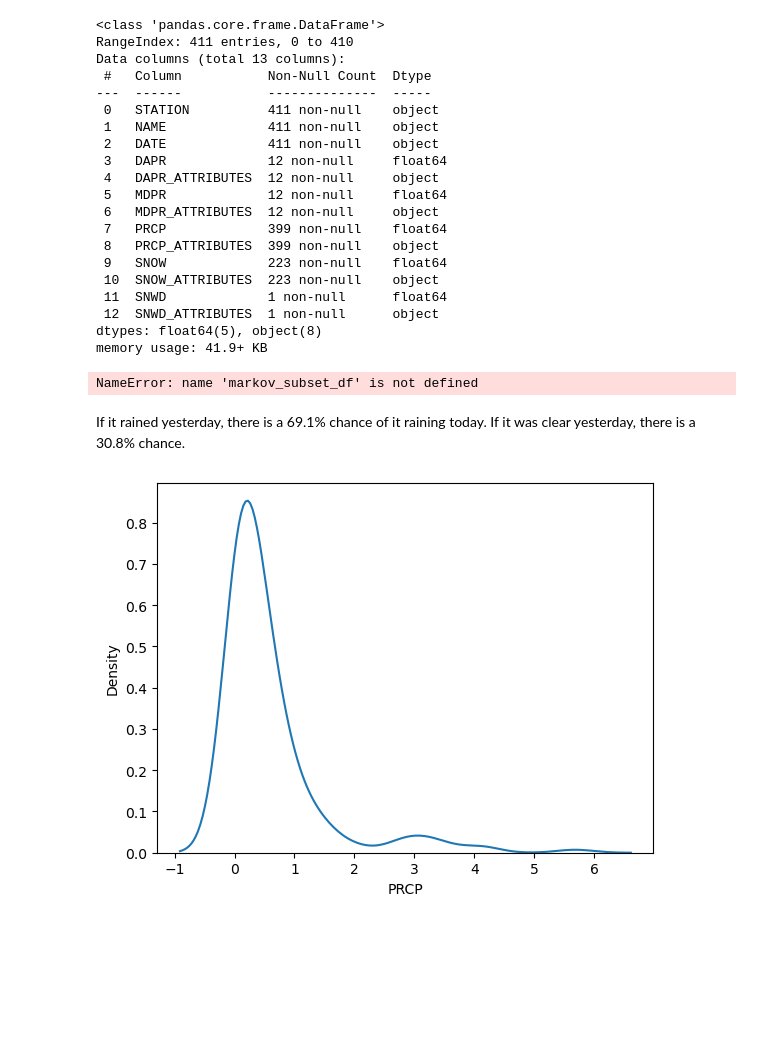
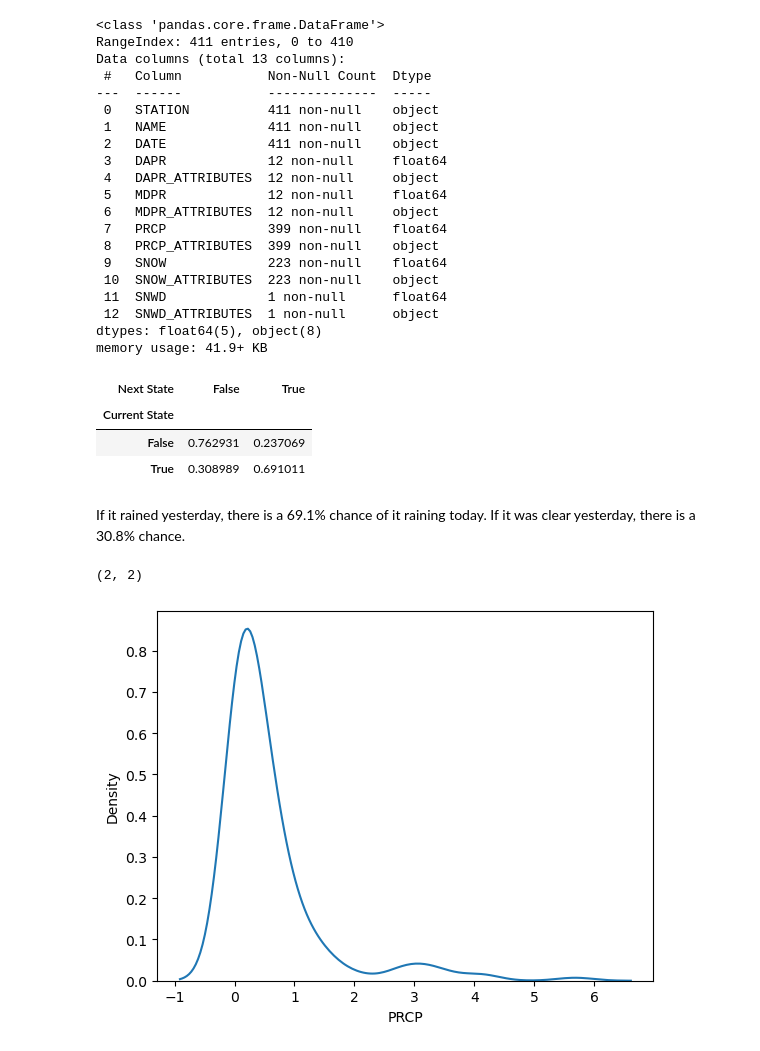
Before and after one commit to caroline-kranefuss/understanding_uncertainty_assignments_group_one, a Jupyter notebook: assignment_5_1.ipynb, the cells around one changed output. Saved outputs shown, nothing was run; the diff lists cells and outputs as text; code cells hidden in the pictures; blank space fills up the shorter version.

Commit message:
fixed missing dataframe line & subsequent variable names

```diff
--- a/assignment_5_1.ipynb
+++ b/assignment_5_1.ipynb
@@ -253,26 +253,33 @@ memory usage: 41.9+ KB
 # %%
 #Generating transition matrix:
 # Sort by date
+weather["rain"] = weather["PRCP"] > 0
+markov_subset_df = weather[["DATE", "rain"]]
 markov_subset_df = markov_subset_df.sort_values('DATE')
 # Genersate a next state
 markov_subset_df['next_state'] = markov_subset_df['rain'].shift(-1)
 # Create a df of all the transitions
 df_transitions = markov_subset_df[:-1].copy()
 transition_counts = pd.crosstab(
     df_transitions['rain'],
     df_transitions['next_state'],
     rownames=['Current State'],
     colnames=['Next State']
 )
 # Normalize
 rain_transition_matrix = transition_counts.div(transition_counts.sum(axis=1), axis=0)
 rain_transition_matrix
 # %% [output]
-NameError: name 'markov_subset_df' is not defined
+| Next State | False | True |
+| Current State |  |  |
+| False | 0.762931 | 0.237069 |
+| True | 0.308989 | 0.691011 |
 # %% [markdown]
 If it rained yesterday, there is a 69.1% chance of it raining today. If it was clear yesterday, there is a 30.8% chance.
 # %%
 rain_transition_matrix.shape
+# %% [output]
+(2, 2)
 # %%
 class MarkovChain:
     """
```
Also changed, not shown: parts of 1 cell of this notebook.
